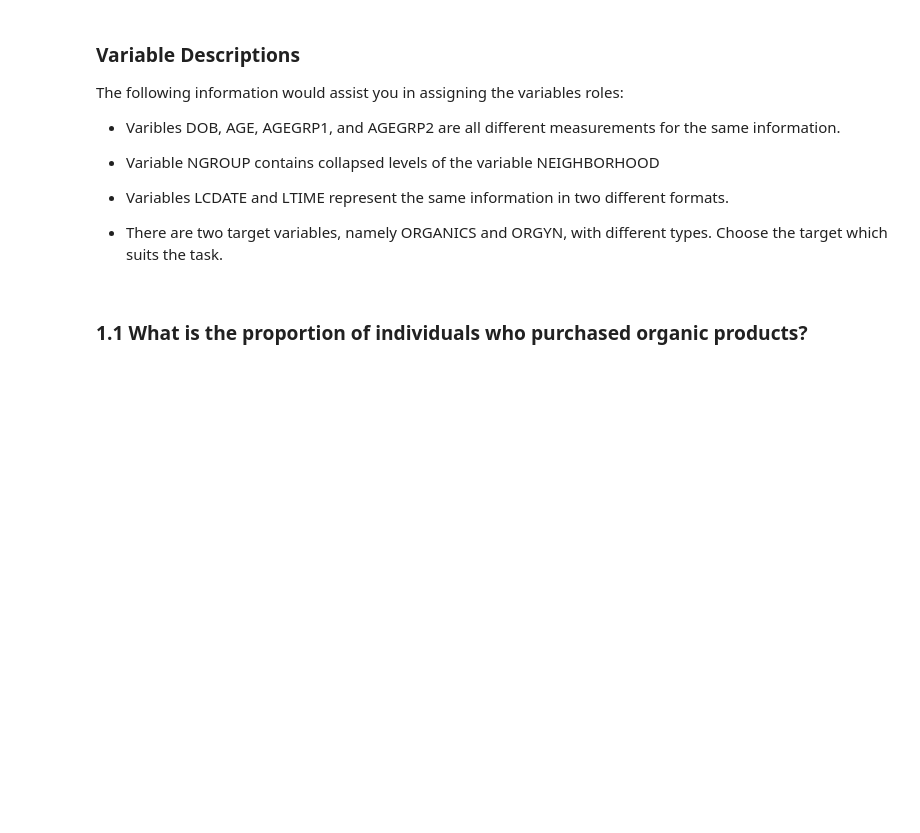
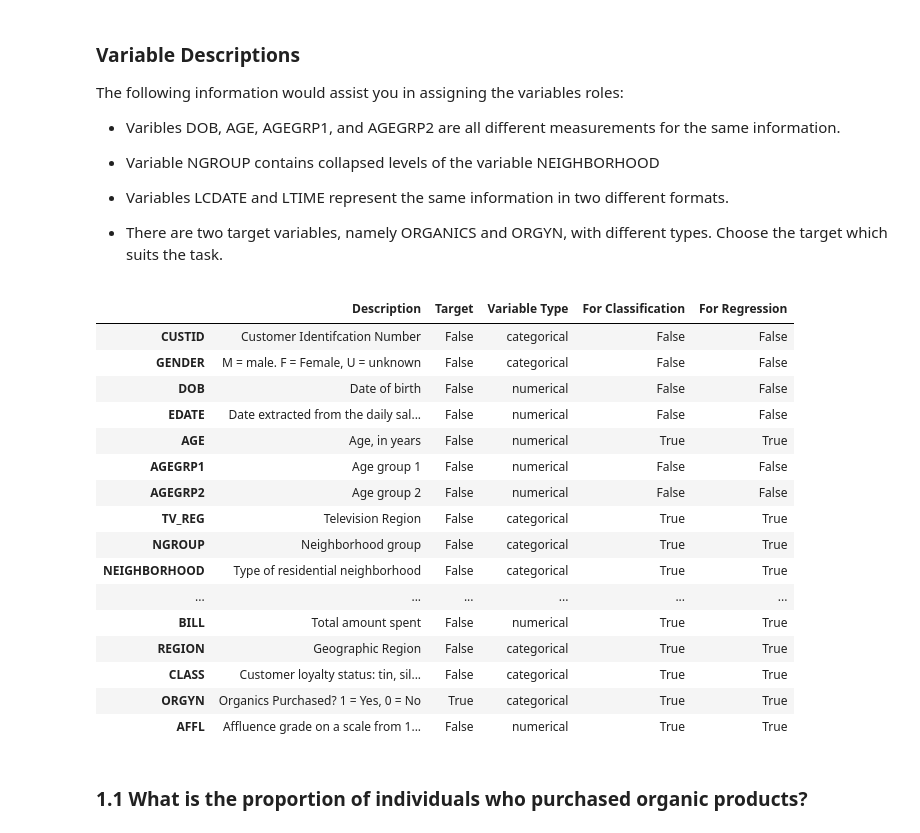
Before and after one commit to ChristopherAyling/CAB330_A1, a Jupyter notebook: CAB330 Case Study 1.ipynb, the cells around one changed output. Saved outputs shown, nothing was run; the diff lists cells and outputs as text; code cells hidden in the pictures; blank space fills up the shorter version.

Commit message:
coloured variable table nicely

```diff
--- a/CAB330 Case Study 1.ipynb
+++ b/CAB330 Case Study 1.ipynb
@@ -83,5 +86,25 @@ The following information would assist you in assigning the variables roles:
 * Variables LCDATE and LTIME represent the same information in two different formats.
 
 * There are two target variables, namely ORGANICS and ORGYN, with different types. Choose the target which suits the task.
+# %%
+red = 'background-color: Tomato'
+green = 'background-color: MediumSeaGreen'
+blue = 'background-color: DodgerBlue'
+sblue = 'background-color: SlateBlue'
+violet = 'background-color: Violet'
+gray = 'background-color: Lightgray'
+orange = 'background-color: Orange'
+# %%
+def highlight_useful(val):
+    """ highlight True as green, false as red """
+    return '' if val is None else green if val else red
+# %%
+def highlight_type(val):
+    """ highlight based on variable type """
+    return blue if val == 'categorical' else sblue if val == 'numerical' else ''
+# %%
+def highlight_target(val):
+    """ highlight if target variable """
+    return orange if val else gray
 # %%
 descriptions = {
@@ -106,4 +129,35 @@ descriptions = {
 }
+# %%
+COLUMN_INFORMATION = pd.DataFrame.from_dict(descriptions, orient='index')
+COLUMN_INFORMATION.columns = ['Description', 'For Classification', 'For Regression', 'Variable Type', 'Target']
+COLUMN_INFORMATION = COLUMN_INFORMATION[['Description', 'Target', 'Variable Type', 'For Classification', 'For Regression']]
+COLUMN_INFORMATION['Target'] = COLUMN_INFORMATION['Target'].apply(lambda cell: bool(cell))
+
+with pd.option_context('display.max_rows', None, 'display.max_columns', None, 'display.max_colwidth', -1):
+    display(
+        COLUMN_INFORMATION.style.\
+            applymap(highlight_useful, subset=['For Classification', 'For Regression']).\
+            applymap(highlight_type, subset='Variable Type').\
+            applymap(highlight_target, subset='Target')
+    )
+# %% [output]
+|  | Description | Target | Variable Type | For Classification | For Regression |
+| CUSTID | Customer Identifcation Number | False | categorical | False | False |
+| GENDER | M = male. F = Female, U = unknown | False | categorical | False | False |
+| DOB | Date of birth | False | numerical | False | False |
+| EDATE | Date extracted from the daily sal... | False | numerical | False | False |
+| AGE | Age, in years | False | numerical | True | True |
+| AGEGRP1 | Age group 1 | False | numerical | False | False |
+| AGEGRP2 | Age group 2 | False | numerical | False | False |
+| TV_REG | Television Region | False | categorical | True | True |
+| NGROUP | Neighborhood group | False | categorical | True | True |
+| NEIGHBORHOOD | Type of residential neighborhood | False | categorical | True | True |
+| ... | ... | ... | ... | ... | ... |
+| BILL | Total amount spent | False | numerical | True | True |
+| REGION | Geographic Region | False | categorical | True | True |
+| CLASS | Customer loyalty status: tin, sil... | False | categorical | True | True |
+| ORGYN | Organics Purchased? 1 = Yes, 0 = No | True | categorical | True | True |
+| AFFL | Affluence grade on a scale from 1... | False | numerical | True | True |
 # %% [markdown]
 ### 1.1 What is the proportion of individuals who purchased organic products?
 # %%
```
Also changed, not shown: parts of 39 cells of this notebook, 2 other files.
